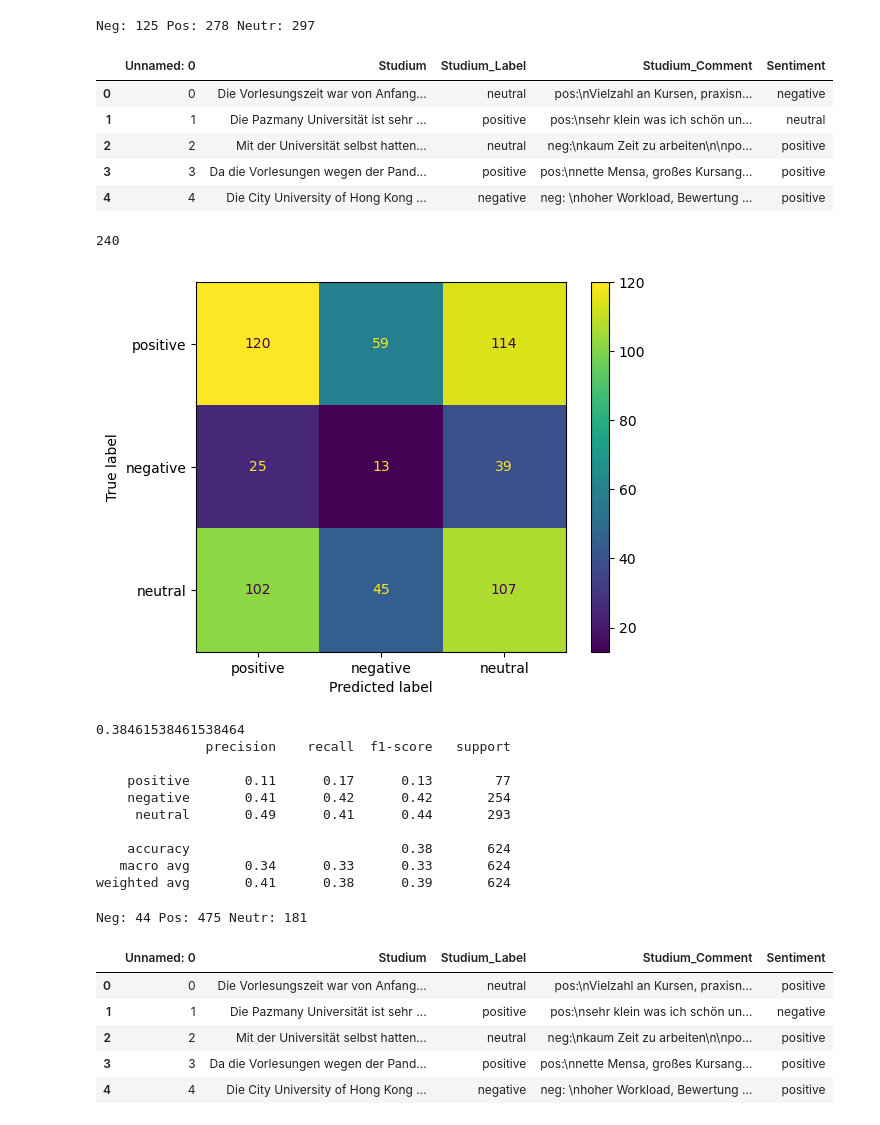
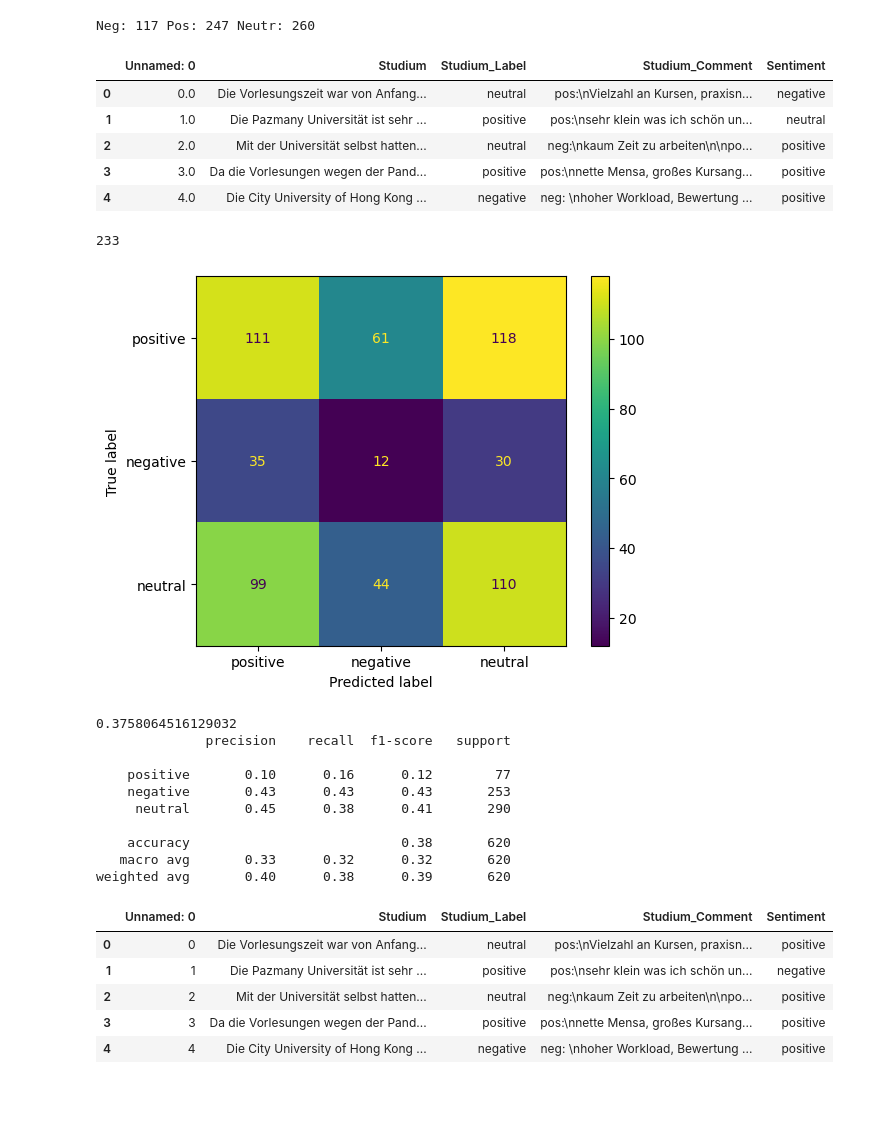
Before and after one commit to FabianDus1002/Data-Mining-Team9, a Jupyter notebook: models/stanza.ipynb, the cells around one changed output. Cells and saved outputs as stored; diff of their text form; code cells hidden in the pictures; blank space fills up the shorter version.

```diff
--- a/models/stanza.ipynb
+++ b/models/stanza.ipynb
@@ -78,12 +89,11 @@ neg = 0
 pos = 0
 neutr = 0
 
-for i, text in enumerate(texts2):
+for i, text in enumerate(texts):
     doc = nlp(text)
     text_sentiment = 0
     word_count_all = 0
    # counter = 1
-    b
     for sentence in doc.sentences:
         word_count = len(sentence.words)
         word_count_all += word_count
@@ -109,8 +119,8 @@ for i, text in enumerate(texts2):
         neg += 1
         sentiment= "negative"
     #print(f"{i + 1} -> Overall Sentiment: {sentiment}")
-    df2.loc[i, 'Sentiment'] = sentiment
+    data.loc[i, 'Sentiment'] = sentiment
 print(f"Neg: {neg} Pos: {pos} Neutr: {neutr}")
 # %% [output]
-Neg: 125 Pos: 278 Neutr: 297
+Neg: 117 Pos: 247 Neutr: 260
 # %%
@@ -118,58 +128,59 @@ df2.to_csv('subset_studium_with_sentiment.csv', sep=';', index=False)
 # %%
-df3 = pd.read_csv('subset_studium_with_sentiment.csv', sep=';', nrows=700)
-df3 = df3[df3['Studium_Label'].notnull()]
-df3.head()
+data_senti = pd.read_csv('subset_studium_with_sentiment.csv', sep=';', nrows=700)
+data_senti=data_senti[data_senti['Sentiment'].notnull()]
+data_senti=data_senti[data_senti['Studium_Label'].notnull()]
+data_senti.head()
 # %% [output]
 |  | Unnamed: 0 | Studium | Studium_Label | Studium_Comment | Sentiment |
-| 0 | 0 | Die Vorlesungszeit war von Anfang... | neutral | pos:\nVielzahl an Kursen, praxisn... | negative |
-| 1 | 1 | Die Pazmany Universität ist sehr ... | positive | pos:\nsehr klein was ich schön un... | neutral |
-| 2 | 2 | Mit der Universität selbst hatten... | neutral | neg:\nkaum Zeit zu arbeiten\n\npo... | positive |
-| 3 | 3 | Da die Vorlesungen wegen der Pand... | positive | pos:\nnette Mensa, großes Kursang... | positive |
-| 4 | 4 | Die City University of Hong Kong ... | negative | neg: \nhoher Workload, Bewertung ... | positive |
+| 0 | 0.0 | Die Vorlesungszeit war von Anfang... | neutral | pos:\nVielzahl an Kursen, praxisn... | negative |
+| 1 | 1.0 | Die Pazmany Universität ist sehr ... | positive | pos:\nsehr klein was ich schön un... | neutral |
+| 2 | 2.0 | Mit der Universität selbst hatten... | neutral | neg:\nkaum Zeit zu arbeiten\n\npo... | positive |
+| 3 | 3.0 | Da die Vorlesungen wegen der Pand... | positive | pos:\nnette Mensa, großes Kursang... | positive |
+| 4 | 4.0 | Die City University of Hong Kong ... | negative | neg: \nhoher Workload, Bewertung ... | positive |
 # %%
 def calculateMatch(df):
     match_count = (df['Studium_Label'] == df['Sentiment']).sum()
     return match_count
 # %%
-print(calculateMatch(df3))
+print(calculateMatch(data_senti))
 # %% [output]
-240
+233
 # %%
 from sklearn.metrics import confusion_matrix, ConfusionMatrixDisplay, f1_score, classification_report
 import matplotlib.pyplot as plt
-df3['Studium_Label'] = df3['Studium_Label'].astype(str)
-df3['Sentiment'] = df3['Sentiment'].astype(str)
-confusion_mat = confusion_matrix(df3['Studium_Label'], df3['Sentiment'], labels=['positive', 'negative', 'neutral'])
+data_senti['Studium_Label'] = data_senti['Studium_Label'].astype(str)
+data_senti['Sentiment'] = data_senti['Sentiment'].astype(str)
+confusion_mat = confusion_matrix(data_senti['Studium_Label'], data_senti['Sentiment'], labels=['positive', 'negative', 'neutral'])
 
 disp = ConfusionMatrixDisplay(confusion_matrix=confusion_mat, display_labels=['positive', 'negative', 'neutral'])
 disp.plot()
 plt.show()
-print(f1_score(df5['Studium_Label'], df3['Sentiment'], labels=['positive', 'negative', 'neutral'], average='micro'))
+print(f1_score(data_senti['Studium_Label'], data_senti['Sentiment'], labels=['positive', 'negative', 'neutral'], average='micro'))
 print(classification_report(
-    df3['Studium_Label'],
-    df3['Sentiment'],
+    data_senti['Studium_Label'],
+    data_senti['Sentiment'],
     output_dict=False,
     target_names=['positive', 'negative', 'neutral']
 ))
 # %% [output]
-[figure, old version]
+[figure, new version]
-0.38461538461538464
+0.3758064516129032
               precision    recall  f1-score   support
 
-    positive       0.11      0.17      0.13        77
-    negative       0.41      0.42      0.42       254
-     neutral       0.49      0.41      0.44       293
+    positive       0.10      0.16      0.12        77
+    negative       0.43      0.43      0.43       253
+     neutral       0.45      0.38      0.41       290
 
-    accuracy                           0.38       624
-   macro avg       0.34      0.33      0.33       624
-weighted avg       0.41      0.38      0.39       624
+    accuracy                           0.38       620
+   macro avg       0.33      0.32      0.32       620
+weighted avg       0.40      0.38      0.39       620
 # %%
 total_sentiment = 0
 neg = 0
 pos = 0
 neutr = 0
 
-for i, text in enumerate(texts2):
+for i, text in enumerate(texts):
     doc = nlp(text)
     text_sentiment = 0
     word_count_all = 0
@@ -200,8 +211,6 @@ for i, text in enumerate(texts2):
         neg += 1
         sentiment= "negative"
     #print(f"{i + 1} -> Overall Sentiment: {sentiment}")
-    df4.loc[i, 'Sentiment'] = sentiment
+    data_copy1.loc[i, 'Sentiment'] = sentiment
 print(f"Neg: {neg} Pos: {pos} Neutr: {neutr}")
-# %% [output]
-Neg: 44 Pos: 475 Neutr: 181
 # %%
```
Also changed, not shown: parts of 13 cells of this notebook, 1 other file.
